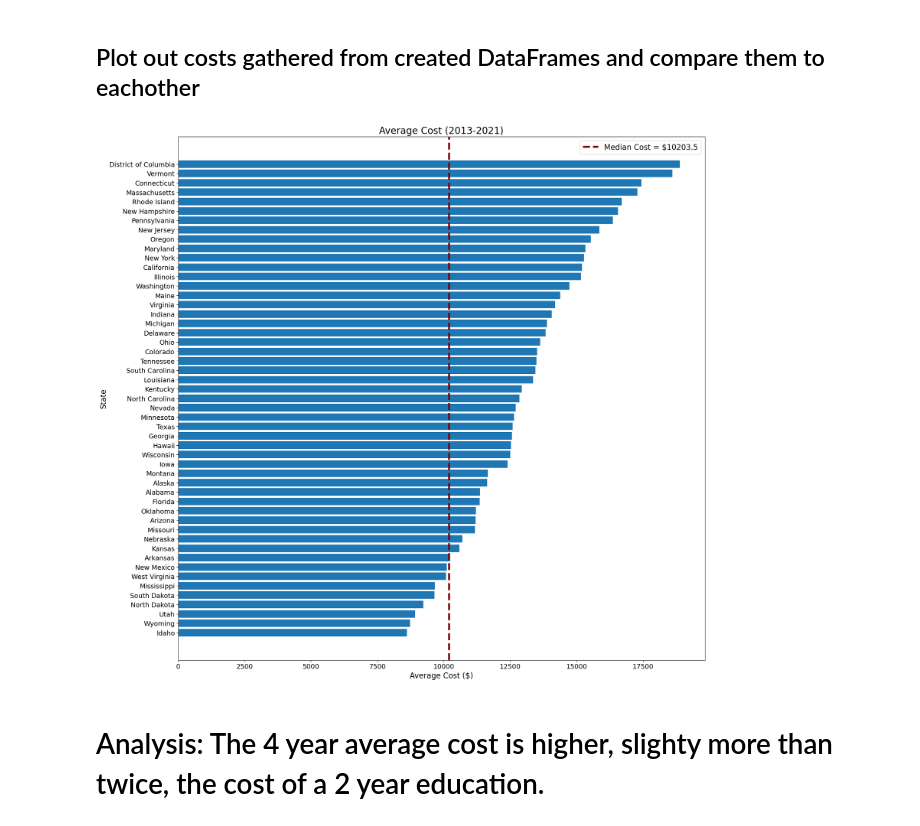
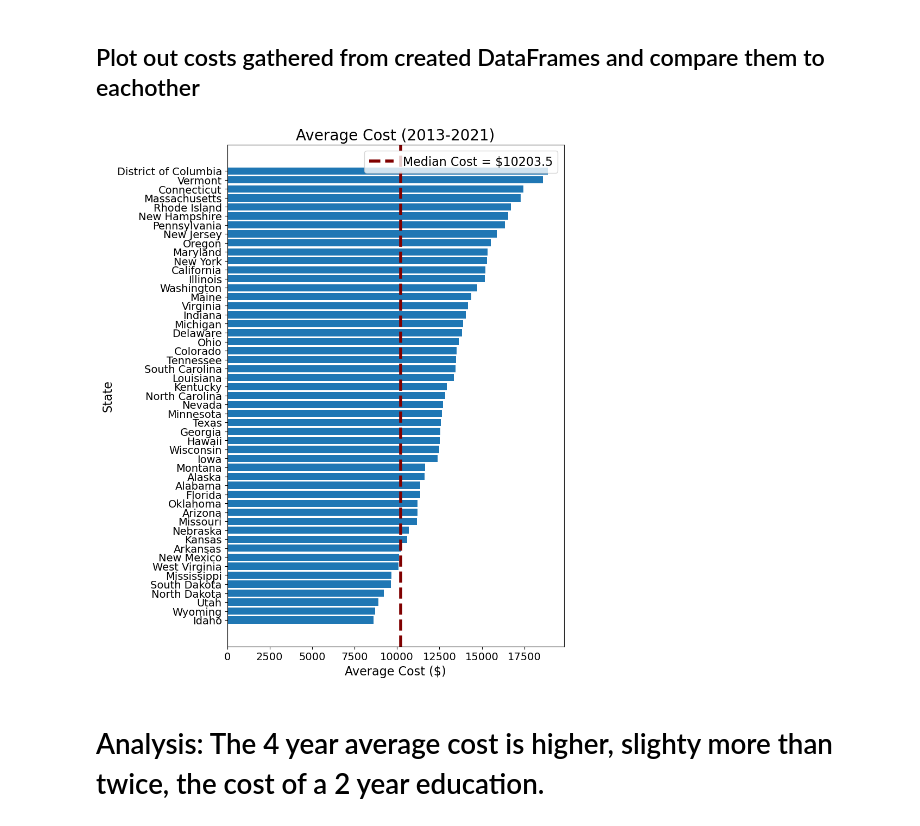
Before and after one commit to anthonybpino/Project-1-Undergrad-Student-Data, a Jupyter notebook: cost_state_2019_2021.ipynb, the cells around one changed output. Cells and saved outputs as stored; diff of their text form; code cells hidden in the pictures.

Commit message:
updated all plots. Unable to update Debs no access

```diff
--- a/cost_state_2019_2021.ipynb
+++ b/cost_state_2019_2021.ipynb
@@ -250,18 +300,18 @@ type_expense[['Type','Expense', 'Cost']]
 # %%
 ### Nema added 4/8
 # Plot the average cost of all states and add a vertical line (median)
-plt.figure(figsize=(20,20))
+plt.figure(figsize=(8,12))
 plt.barh(avg_cost_state.index, avg_cost_state.values, color="#1f77b4")
 plt.title("Average Cost (2013-2021)", fontsize = 20)
 plt.xlabel("Average Cost ($)", fontsize = 16)
 plt.ylabel("State", fontsize = 16)
 plt.axvline(median_cost, color= "maroon", ls ="--", label = f'Median Cost = ${median_cost}',lw= 4)
 plt.legend(fontsize = 16, loc ="upper right")
 plt.xticks(size = 14)
 plt.yticks(size = 14)
 plt.show()
 # %% [output]
-[figure, old version]
+[figure, new version]
 # %%
 ## Analysis: The median (cost) is $10,203.5. Most states are above the median. Idaho, Wyoming, Utah, North Dakota, South Dakota, Mississippi, West Virginia, & New Mexico were the states below the median.
 # %%
```
Also changed, not shown: parts of 40 cells of this notebook, 4 other files.
